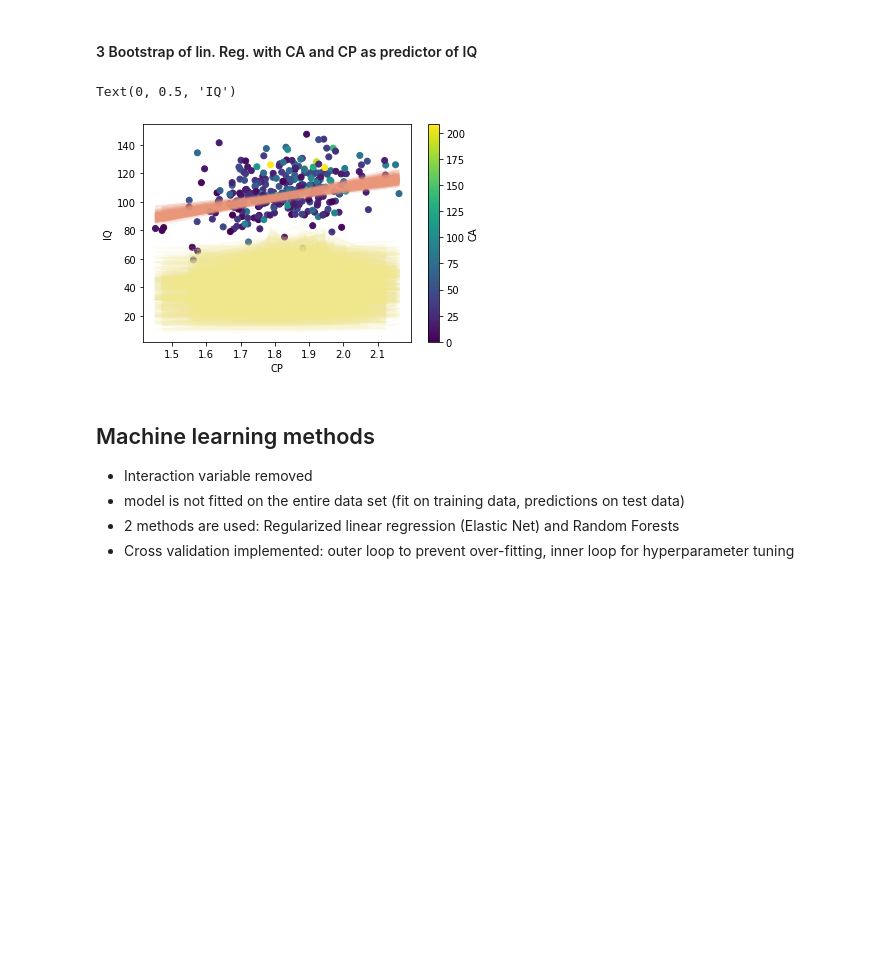
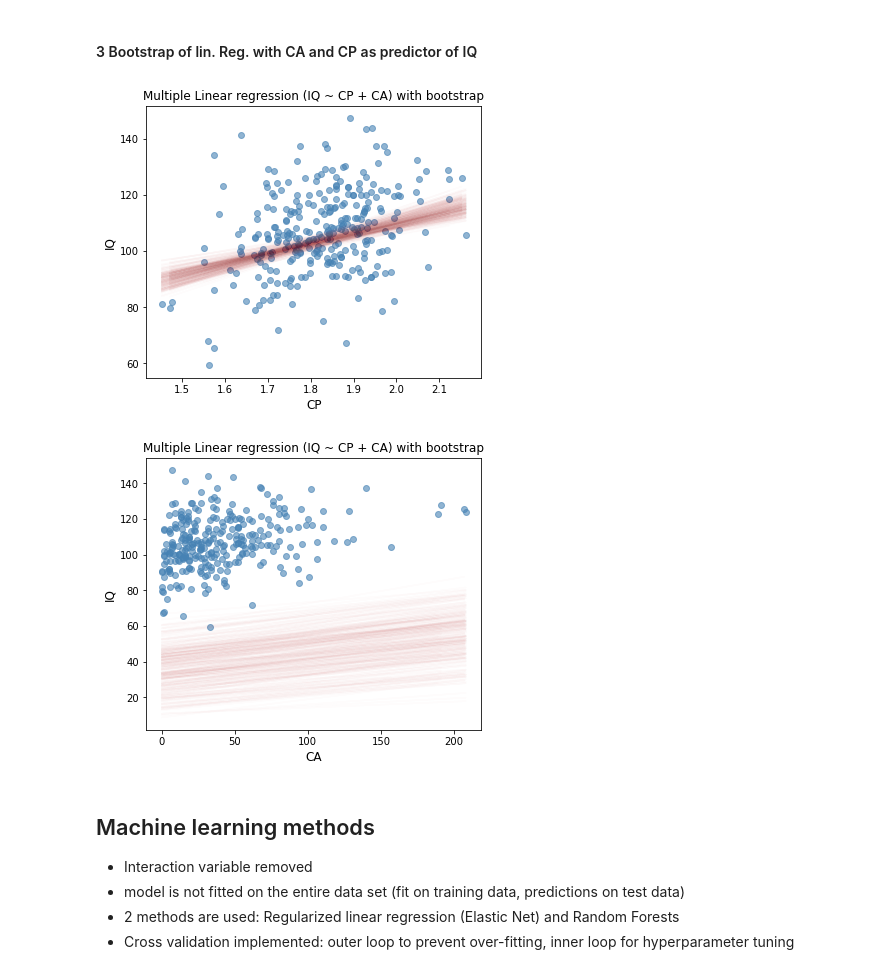
Before and after one commit to ElectronicsArchiver/tewa1_cogpsy_python, a Jupyter notebook: final_project_dataset_2.ipynb, the cells around one changed output. Drawn from its saved outputs; the diff is of its cells as text; code cells hidden in the pictures; blank space fills up the shorter version.

```diff
--- a/final_project_dataset_2.ipynb
+++ b/final_project_dataset_2.ipynb
@@ -242,7 +242,7 @@ Text(0, 0.5, 'IQ')
 from scipy import stats, linalg
 np.random.seed(0)
 
-Nsim = 300
+plt.figure(figsize=(6, 5))
 
 for i in range(Nsim):
     Rand_id = np.random.choice(N, N)
@@ -252,18 +252,40 @@ for i in range(Nsim):
     BSxMat = np.column_stack([np.ones(N), BScp, BSca])
     res = linalg.lstsq(BSxMat, BSy)
     BSpredy_cp = np.array([res[0][0] + res[0][1] * BScp[i] for i in range(N)])
-    plt.plot(BScp, BSpredy_cp, c="darksalmon", alpha=0.1)
+    plt.plot(BScp, BSpredy_cp, c="firebrick", alpha=0.01)
     BSpredy_ca = np.array([res[0][0] + res[0][2] * BSca[i] for i in range(N)])
-    plt.plot(BScp, BSpredy_ca, c="khaki", alpha=0.1)
 
 
-plt.scatter(cp, y, c=ca)
-plt.colorbar(label="CA")
-plt.xlabel("CP")
-plt.ylabel("IQ")
+plt.scatter(cp, y, color="steelblue", alpha=0.6)
+plt.xlabel("CP", fontsize=12)
+plt.ylabel("IQ", fontsize=12)
+plt.title("Multiple Linear regression (IQ ~ CP + CA) with bootstrap", fontsize=12);
 # %% [output]
-Text(0, 0.5, 'IQ')
-[figure, old version]
+[figure, new version]
+# %%
+from scipy import stats, linalg
+np.random.seed(0)
+
+plt.figure(figsize=(6, 5))
+
+for i in range(Nsim):
+    Rand_id = np.random.choice(N, N)
+    BScp = np.array([cp[i] for i in Rand_id])
+    BSca = np.array([ca[i] for i in Rand_id])
+    BSy = np.array([y[i] for i in Rand_id])
+    BSxMat = np.column_stack([np.ones(N), BScp, BSca])
+    res = linalg.lstsq(BSxMat, BSy)
+    BSpredy_cp = np.array([res[0][0] + res[0][1] * BScp[i] for i in range(N)])
+    BSpredy_ca = np.array([res[0][0] + res[0][2] * BSca[i] for i in range(N)])
+    plt.plot(BSca, BSpredy_ca, c="firebrick", alpha=0.01)
+
+
+plt.scatter(ca, y, color="steelblue", alpha=0.6)
+plt.xlabel("CA", fontsize=12)
+plt.ylabel("IQ", fontsize=12)
+plt.title("Multiple Linear regression (IQ ~ CP + CA) with bootstrap", fontsize=12);
+# %% [output]
+[figure, added]
 # %% [markdown]
 ## Machine learning methods
 
```
Also changed, not shown: parts of 2 cells of this notebook.
